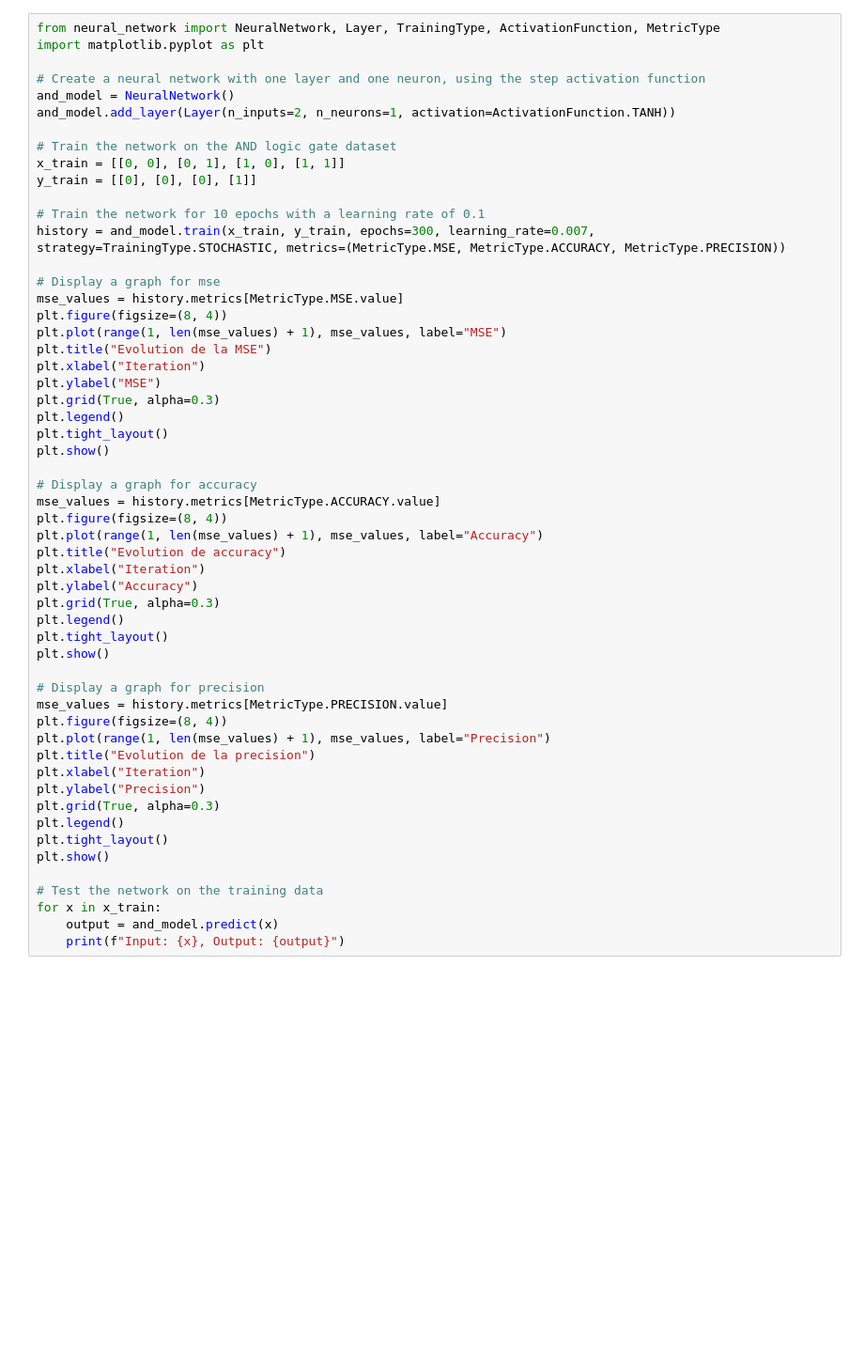
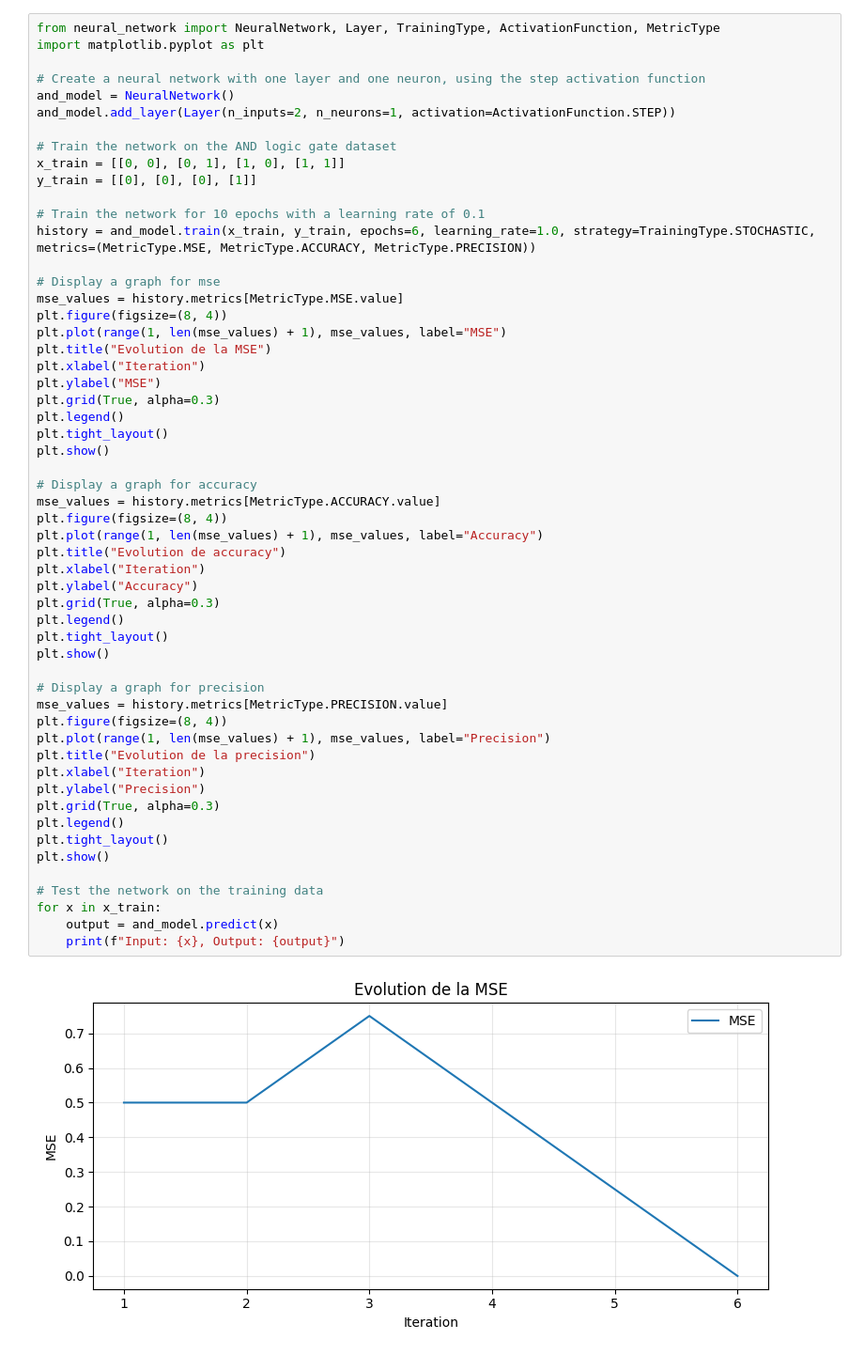
Before and after one commit to justinFransolet/MASI4_NEURAL_NETWORK, a Jupyter notebook: project1.ipynb, the cells around one changed output. Shown at 94% size. Cells and saved outputs as stored; diff of their text form; blank space fills up the shorter version.

```diff
--- a/project1.ipynb
+++ b/project1.ipynb
@@ -4,14 +4,14 @@ import matplotlib.pyplot as plt
 
 # Create a neural network with one layer and one neuron, using the step activation function
 and_model = NeuralNetwork()
-and_model.add_layer(Layer(n_inputs=2, n_neurons=1, activation=ActivationFunction.TANH))
+and_model.add_layer(Layer(n_inputs=2, n_neurons=1, activation=ActivationFunction.STEP))
 
 # Train the network on the AND logic gate dataset
 x_train = [[0, 0], [0, 1], [1, 0], [1, 1]]
 y_train = [[0], [0], [0], [1]]
 
 # Train the network for 10 epochs with a learning rate of 0.1
-history = and_model.train(x_train, y_train, epochs=300, learning_rate=0.007, strategy=TrainingType.STOCHASTIC, metrics=(MetricType.MSE, MetricType.ACCURACY, MetricType.PRECISION))
+history = and_model.train(x_train, y_train, epochs=6, learning_rate=1.0, strategy=TrainingType.STOCHASTIC, metrics=(MetricType.MSE, MetricType.ACCURACY, MetricType.PRECISION))
 
 # Display a graph for mse
 mse_values = history.metrics[MetricType.MSE.value]
@@ -26,30 +26,32 @@ plt.tight_layout()
 plt.show()
 
 # Display a graph for accuracy
 mse_values = history.metrics[MetricType.ACCURACY.value]
 plt.figure(figsize=(8, 4))
 plt.plot(range(1, len(mse_values) + 1), mse_values, label="Accuracy")
 plt.title("Evolution de accuracy")
 plt.xlabel("Iteration")
 plt.ylabel("Accuracy")
 plt.grid(True, alpha=0.3)
 plt.legend()
 plt.tight_layout()
 plt.show()
 
 # Display a graph for precision
 mse_values = history.metrics[MetricType.PRECISION.value]
 plt.figure(figsize=(8, 4))
 plt.plot(range(1, len(mse_values) + 1), mse_values, label="Precision")
 plt.title("Evolution de la precision")
 plt.xlabel("Iteration")
 plt.ylabel("Precision")
 plt.grid(True, alpha=0.3)
 plt.legend()
 plt.tight_layout()
 plt.show()
 
 # Test the network on the training data
 for x in x_train:
     output = and_model.predict(x)
     print(f"Input: {x}, Output: {output}")
+# %% [output]
+[figure, added]
```
Also changed, not shown: parts of 3 cells of this notebook, 1 other file.
